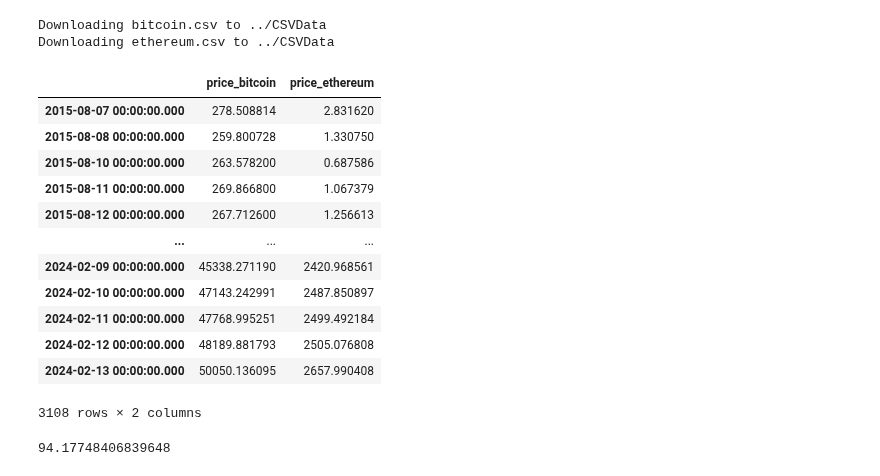
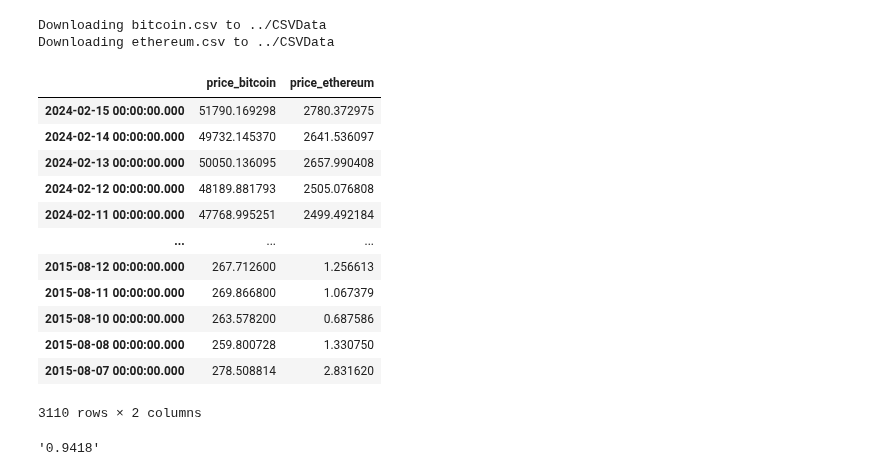
Before and after one commit to va0r/diploma, a Jupyter notebook: AnalyticsModule/correlation.ipynb, the cells around one changed output. Cells and saved outputs as stored; diff of their text form; code cells hidden in the pictures.

```diff
--- a/AnalyticsModule/correlation.ipynb
+++ b/AnalyticsModule/correlation.ipynb
@@ -18,34 +20,34 @@ Downloading ethereum.csv to ../CSVData
 # %%
 shares = ["bitcoin", "ethereum"]
 tickers_str = ', '.join(shares)
 all_dfs = pd.DataFrame()
 
 for ticker in shares:
     df = pd.read_csv(f"../CSVData/{ticker}.csv", index_col=["date"])
     df = df.add_suffix(f'_{ticker}')
     all_dfs = pd.concat([all_dfs, df[f'price_{ticker}']], axis=1).dropna()
-all_dfs.sort_index(axis=0)
+all_dfs.sort_index(axis=0, ascending=False)
 # %% [output]
 |  | price_bitcoin | price_ethereum |
+| 2024-02-15 00:00:00.000 | 51790.169298 | 2780.372975 |
+| 2024-02-14 00:00:00.000 | 49732.145370 | 2641.536097 |
+| 2024-02-13 00:00:00.000 | 50050.136095 | 2657.990408 |
+| 2024-02-12 00:00:00.000 | 48189.881793 | 2505.076808 |
+| 2024-02-11 00:00:00.000 | 47768.995251 | 2499.492184 |
+| ... | ... | ... |
+| 2015-08-12 00:00:00.000 | 267.712600 | 1.256613 |
+| 2015-08-11 00:00:00.000 | 269.866800 | 1.067379 |
+| 2015-08-10 00:00:00.000 | 263.578200 | 0.687586 |
+| 2015-08-08 00:00:00.000 | 259.800728 | 1.330750 |
 | 2015-08-07 00:00:00.000 | 278.508814 | 2.831620 |
-| 2015-08-08 00:00:00.000 | 259.800728 | 1.330750 |
-| 2015-08-10 00:00:00.000 | 263.578200 | 0.687586 |
-| 2015-08-11 00:00:00.000 | 269.866800 | 1.067379 |
-| 2015-08-12 00:00:00.000 | 267.712600 | 1.256613 |
-| ... | ... | ... |
-| 2024-02-09 00:00:00.000 | 45338.271190 | 2420.968561 |
-| 2024-02-10 00:00:00.000 | 47143.242991 | 2487.850897 |
-| 2024-02-11 00:00:00.000 | 47768.995251 | 2499.492184 |
-| 2024-02-12 00:00:00.000 | 48189.881793 | 2505.076808 |
-| 2024-02-13 00:00:00.000 | 50050.136095 | 2657.990408 |
-3108 rows × 2 columns
+3110 rows × 2 columns
 # %%
 btc = x = np.array(list(all_dfs['price_bitcoin'])).reshape((-1, 1))  # независимая переменная, предсказание
 eth = y = np.array(list(all_dfs['price_ethereum']))  # зависимая переменная, ответ
 # %%
-100*all_dfs['price_bitcoin'].corr(all_dfs['price_ethereum'])
+f"{all_dfs['price_bitcoin'].corr(all_dfs['price_ethereum']):.4f}"
 # %% [output]
-94.17748406839648
+'0.9418'
 # %%
 from sklearn.linear_model import LinearRegression
 # %%
```
Also changed, not shown: parts of 9 cells of this notebook, 6 other files.
